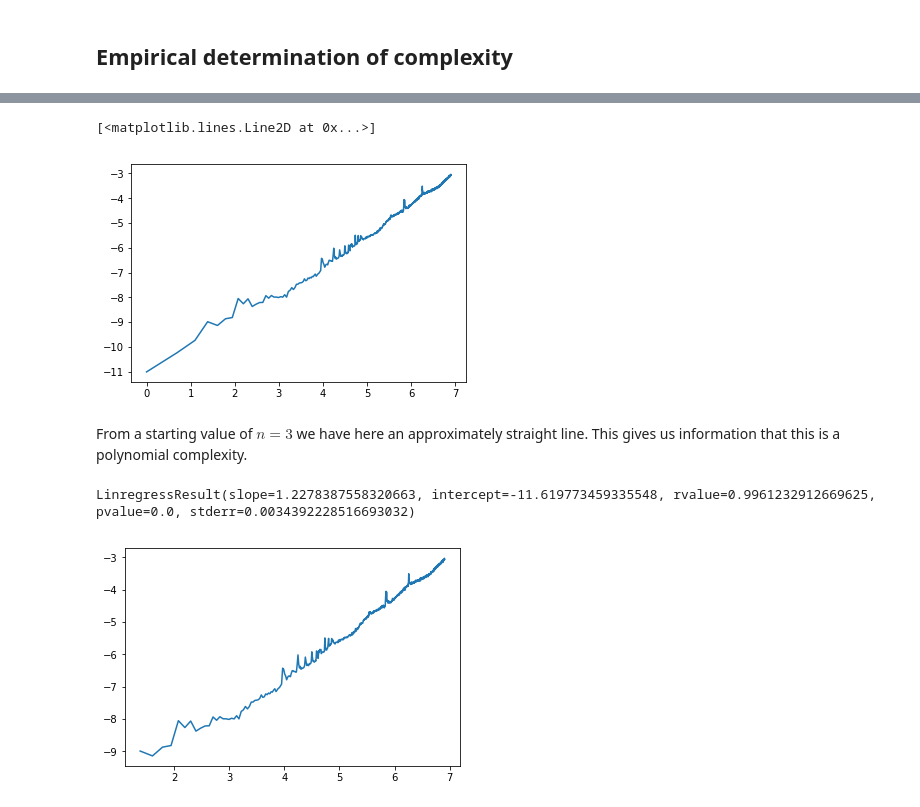
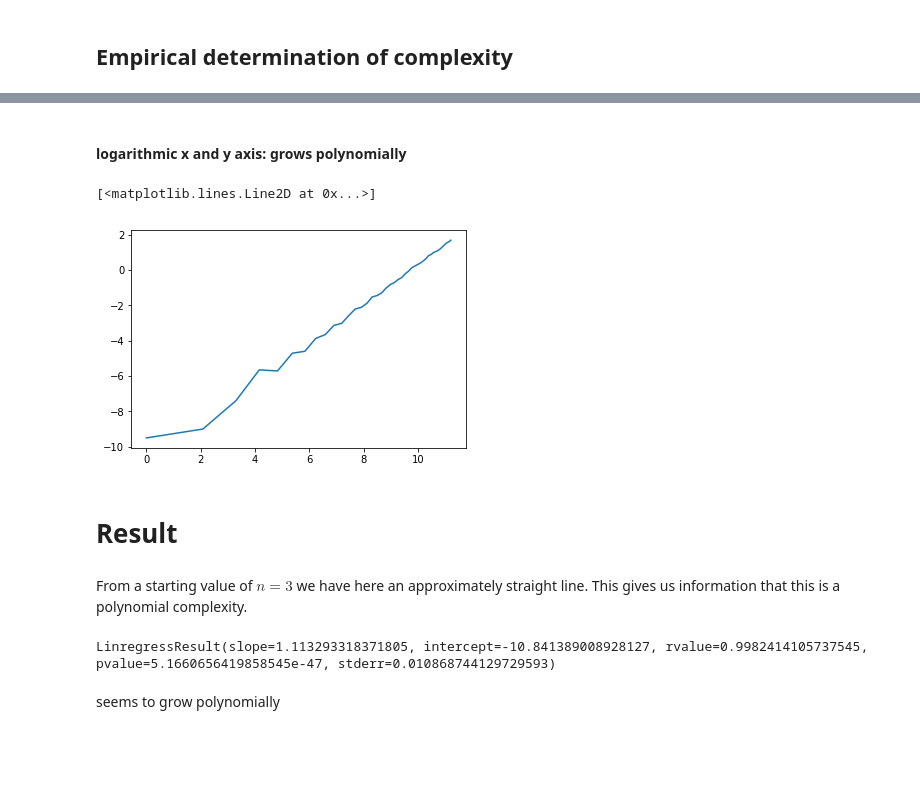
Before and after one commit to Bernhard92/AlgorithmAndComplexityTheory, a Jupyter notebook: ClosestPairOfPoints.ipynb, the cells around one changed output, grey strips where cells are left out. Cells and saved outputs as stored; diff of their text form; code cells hidden in the pictures; blank space fills up the shorter version.

Commit message:
Corrected benchmark and plots; added some results

```diff
--- a/ClosestPairOfPoints.ipynb
+++ b/ClosestPairOfPoints.ipynb
@@ -159,6 +159,7 @@ Time needed for calculation:  0.0019943714141845703
 ## Benchmarks
 # %%
 n_begin = 1
-n_end = 200
+n_end = 43
 
-number_of_repeatings = 5
+number_of_repeatings = 1
+execution_times = []
@@ -164,0 +168,2 @@ number_of_repeatings = 5
+# %%
+point_spacing = lambda n: i**3
@@ -164,0 +196,2 @@ number_of_repeatings = 5
+# %%
+x_vals = [point_spacing(i) for i in range(n_begin, n_end)]
@@ -254,27 +235,3 @@ The result of the third sequence most closely approximates a linear line.
 This is gives us a hint that the algorithm has a complexity of $O(n^a)$
 # %% [markdown]
 ## Empirical determination of complexity
-# %%
-n_begin = 1
-n_end = 1000
-number_of_repeatings = 20
-execution_times = []
-
-for i in range(n_begin, n_end):
-    time_needed = 0
-    for j in range(number_of_repeatings):
-        x = np.random.uniform(-100, 100, i)
-        y = np.random.uniform(-100, 100, i)
-        points = np.column_stack((x, y))
-        # sort the list
-        sorted_x = points[points[:,0].argsort(kind='heapsort')]
-        sorted_y = points[points[:,1].argsort(kind='heapsort')]
-
-        start_time = time.time()
-        d, p1, p2 = closest_pair(sorted_x, sorted_y)
-        end_time = time.time()
-        time_needed += end_time - start_time
-
-    execution_times.append(time_needed/number_of_repeatings)
-
-plt.plot(execution_times)
@@ -300,20 +259,25 @@ plt.plot(np.log(range(1, n_end)), execution_times)
+# %% [markdown]
+#### logarithmic x and y axis: grows polynomially
 # %%
-# Log to x and yaxis
-plt.plot(np.log(range(1, n_end)), np.log(execution_times))
+plt.plot(np.log(x_vals), np.log(execution_times))
 # %% [output]
 [<matplotlib.lines.Line2D at 0x...>]
-[figure, old version]
+[figure, new version]
+# %% [markdown]
+# Result
 # %% [markdown]
 From a starting value of $n=3$ we have here an approximately straight line. This gives us information that this is a polynomial complexity.
 # %%
 from scipy.stats import linregress
 # cuting the first elements until the linear line begins
 epsilon = 3
-a = np.log(range(1, n_end))[epsilon:]
+a = np.log(x_vals)[epsilon:]
 b = np.log(execution_times)[epsilon:]
-plt.plot(a, b)
 
-linregress(a, b)
+reg = linregress(a, b)
-# %% [output]
-LinregressResult(slope=1.2278387558320663, intercept=-11.619773459335548, rvalue=0.9961232912669625, pvalue=0.0, stderr=0.0034392228516693032)
-[figure, removed]
+# %%
+reg
+# %% [output]
+LinregressResult(slope=1.113293318371805, intercept=-10.841389008928127, rvalue=0.9982414105737545, pvalue=5.1660656419858545e-47, stderr=0.010868744129729593)
+# %% [markdown]
+seems to grow polynomially
```
Also changed, not shown: parts of 27 cells of this notebook.
